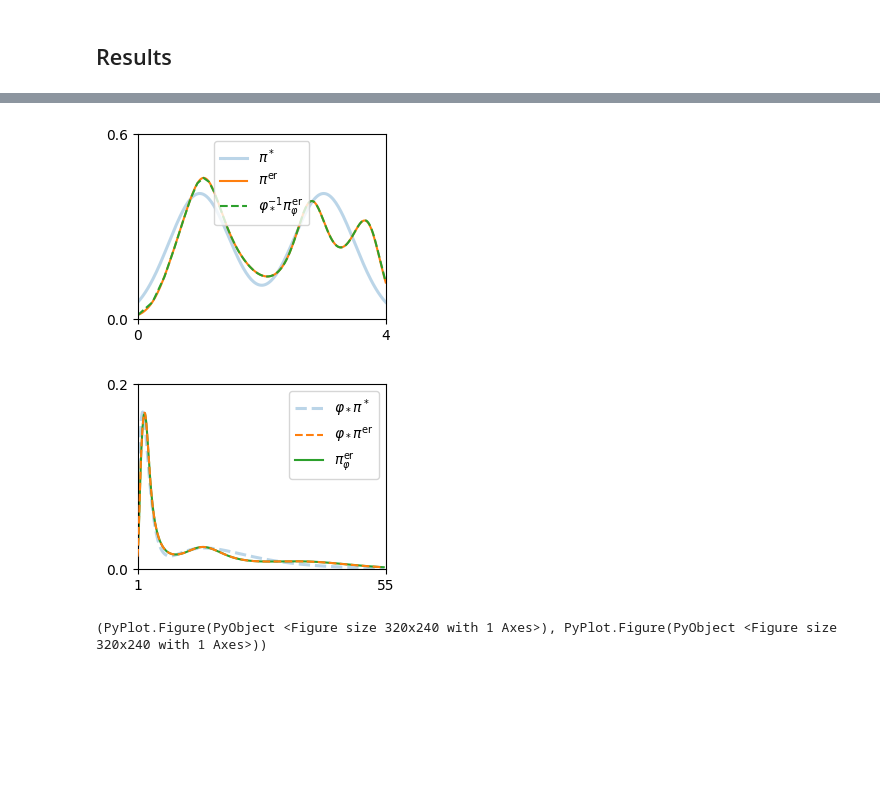
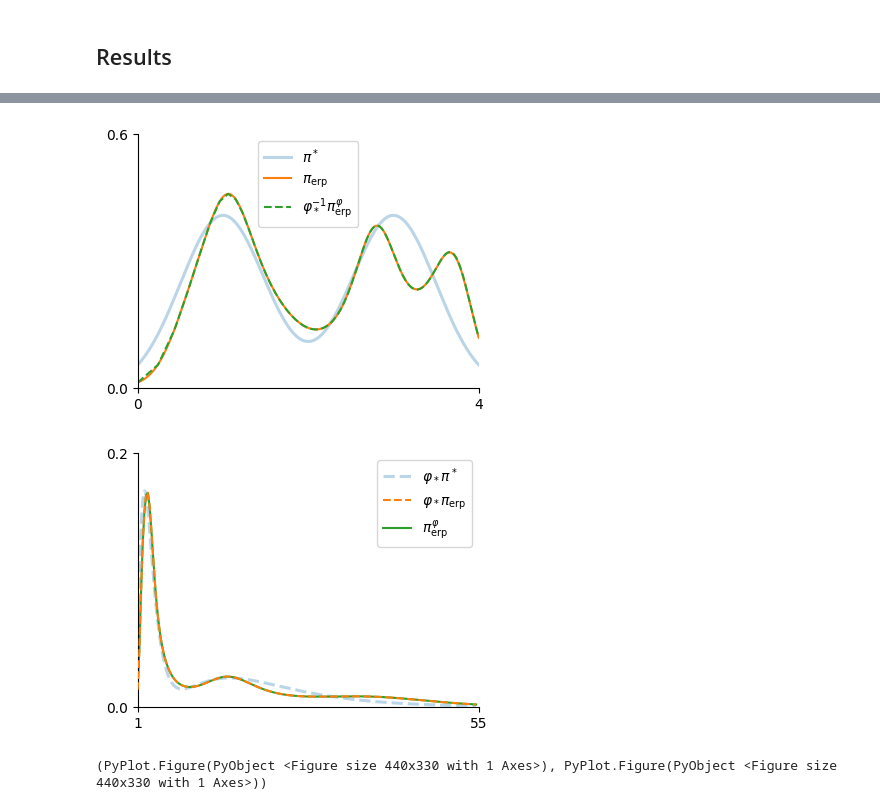
Before and after one commit to axsk/OEBayes, a Jupyter notebook: notebooks/comparison.ipynb, the cells around one changed output, grey strips where cells are left out. Drawn from its saved outputs; the diff is of its cells as text; code cells hidden in the pictures; blank space fills up the shorter version.

```diff
--- a/notebooks/comparison.ipynb
+++ b/notebooks/comparison.ipynb
@@ -84,0 +86,3 @@ figsize=(4*0.8,3*0.8)
+# %%
+scale = 1.1
+figsize=(4,3).*scale
@@ -113,15 +119,15 @@ regRt = (regs[argmax(ss)]).γ = 0.19473684210526315
 # %%
 wR  = ebprior(m,  d, ReferenceRegularizer(m,  regR), OPTCONFIG)
 wRt = ebprior(mt, d, ReferenceRegularizer(mt, regRt), OPTCONFIG)
 
-p1, p2 = compareplot(m, t, pdf.(prior, m.xs), wR, wRt, "er", lims...; figsize=figsize, savename="eb$randseed")
+p1, p2 = compareplot(m, t, pdf.(prior, m.xs), wR, wRt, "erp", lims...; figsize=figsize, savename="eb$randseed")
 
 #plt2mat(p1, "er.mat")
 #plt2mat(p2, "erT.mat")
 # %% [output]
-[figure, old version]
+[figure, new version]
-[figure, old version]
+[figure, new version]
-(PyPlot.Figure(PyObject <Figure size 320x240 with 1 Axes>), PyPlot.Figure(PyObject <Figure size 320x240 with 1 Axes>))
+(PyPlot.Figure(PyObject <Figure size 440x330 with 1 Axes>), PyPlot.Figure(PyObject <Figure size 440x330 with 1 Axes>))
 # %%
 ## thik estimator
 regs = [ThikonovRegularizer(γ) for γ in linspace(1,80,ncv)]
```
Also changed, not shown: parts of 13 cells of this notebook, 7 other files.
